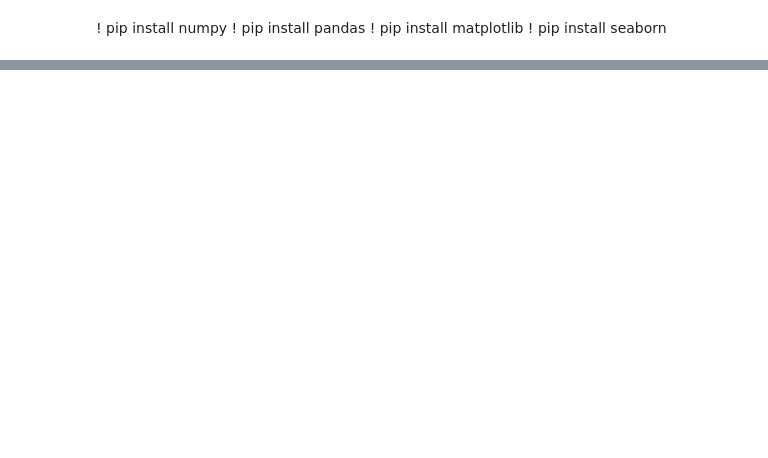
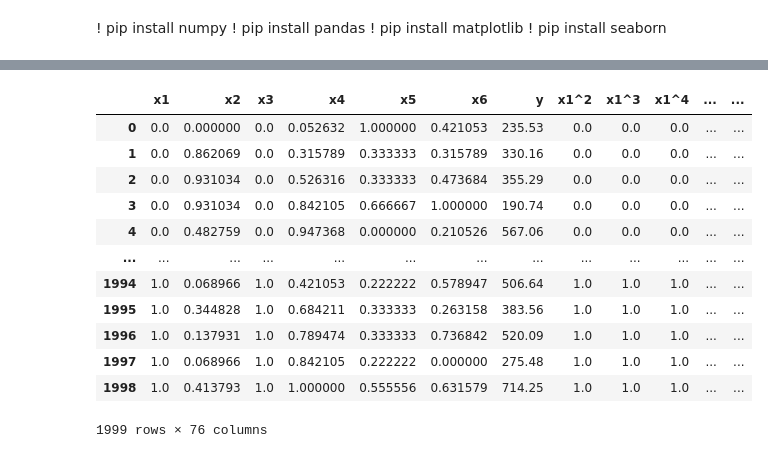
Before and after one commit to Marwyk2003/mpum_miniproject1, a Jupyter notebook: src/regression.ipynb, the cells around one changed output, grey strips where cells are left out. Cells and saved outputs as stored; diff of their text form; code cells hidden in the pictures; blank space fills up the shorter version.

```diff
--- a/src/regression.ipynb
+++ b/src/regression.ipynb
@@ -269,0 +47,29 @@ lls_model.analytical()
+# %%
+df = pd.read_csv('dane_skalowane.data', sep='\t', names=[f'x{i}' for i in range(1, 7)]+['y'])
+
+for i in range(1,7):
+    # df[f'sin_x{i}'] = np.sin(df[f'x{i}'])
+    # df[f'cos_x{i}'] = np.cos(df[f'x{i}'])
+    for j in range(2,10):
+        df[f'x{i}^{j}']=df[f'x{i}']**j
+    df[f'x{i}g']= np.exp(-(df[f'x{i}']-np.mean(df[f'x{i}'])/2)**2)
+    # df[f'x{i}g']= np.exp(-(df[f'x{i}']-np.mean(df[f'x{i}'])/3)**2)
+    # df[f'x{i}g']= np.exp(-(df[f'x{i}']-np.mean(df[f'x{i}']))**2)
+    for j in range(i+1,7):
+        df[f'x{i}*{j}']=df[f'x{i}']*df[f'x{j}']
+# df['yy'] = df['y']
+df
+# %% [output]
+|  | x1 | x2 | x3 | x4 | x5 | x6 | y | x1^2 | x1^3 | x1^4 | ... | ... |
+| 0 | 0.0 | 0.000000 | 0.0 | 0.052632 | 1.000000 | 0.421053 | 235.53 | 0.0 | 0.0 | 0.0 | ... | ... |
+| 1 | 0.0 | 0.862069 | 0.0 | 0.315789 | 0.333333 | 0.315789 | 330.16 | 0.0 | 0.0 | 0.0 | ... | ... |
+| 2 | 0.0 | 0.931034 | 0.0 | 0.526316 | 0.333333 | 0.473684 | 355.29 | 0.0 | 0.0 | 0.0 | ... | ... |
+| 3 | 0.0 | 0.931034 | 0.0 | 0.842105 | 0.666667 | 1.000000 | 190.74 | 0.0 | 0.0 | 0.0 | ... | ... |
+| 4 | 0.0 | 0.482759 | 0.0 | 0.947368 | 0.000000 | 0.210526 | 567.06 | 0.0 | 0.0 | 0.0 | ... | ... |
+| ... | ... | ... | ... | ... | ... | ... | ... | ... | ... | ... | ... | ... |
+| 1994 | 1.0 | 0.068966 | 1.0 | 0.421053 | 0.222222 | 0.578947 | 506.64 | 1.0 | 1.0 | 1.0 | ... | ... |
+| 1995 | 1.0 | 0.344828 | 1.0 | 0.684211 | 0.333333 | 0.263158 | 383.56 | 1.0 | 1.0 | 1.0 | ... | ... |
+| 1996 | 1.0 | 0.137931 | 1.0 | 0.789474 | 0.333333 | 0.736842 | 520.09 | 1.0 | 1.0 | 1.0 | ... | ... |
+| 1997 | 1.0 | 0.068966 | 1.0 | 0.842105 | 0.222222 | 0.000000 | 275.48 | 1.0 | 1.0 | 1.0 | ... | ... |
+| 1998 | 1.0 | 0.413793 | 1.0 | 1.000000 | 0.555556 | 0.631579 | 714.25 | 1.0 | 1.0 | 1.0 | ... | ... |
+1999 rows × 76 columns
```
Also changed, not shown: parts of 41 cells of this notebook, 2 other files.
